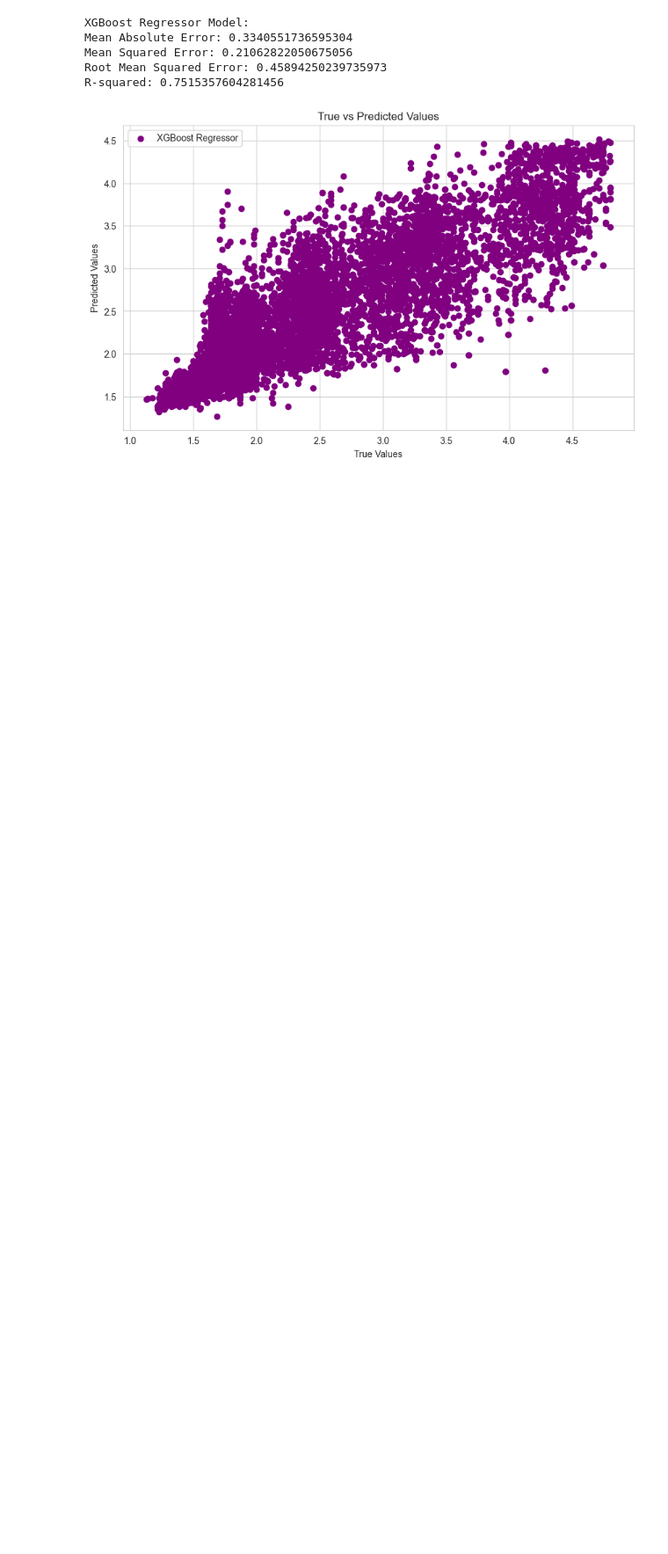
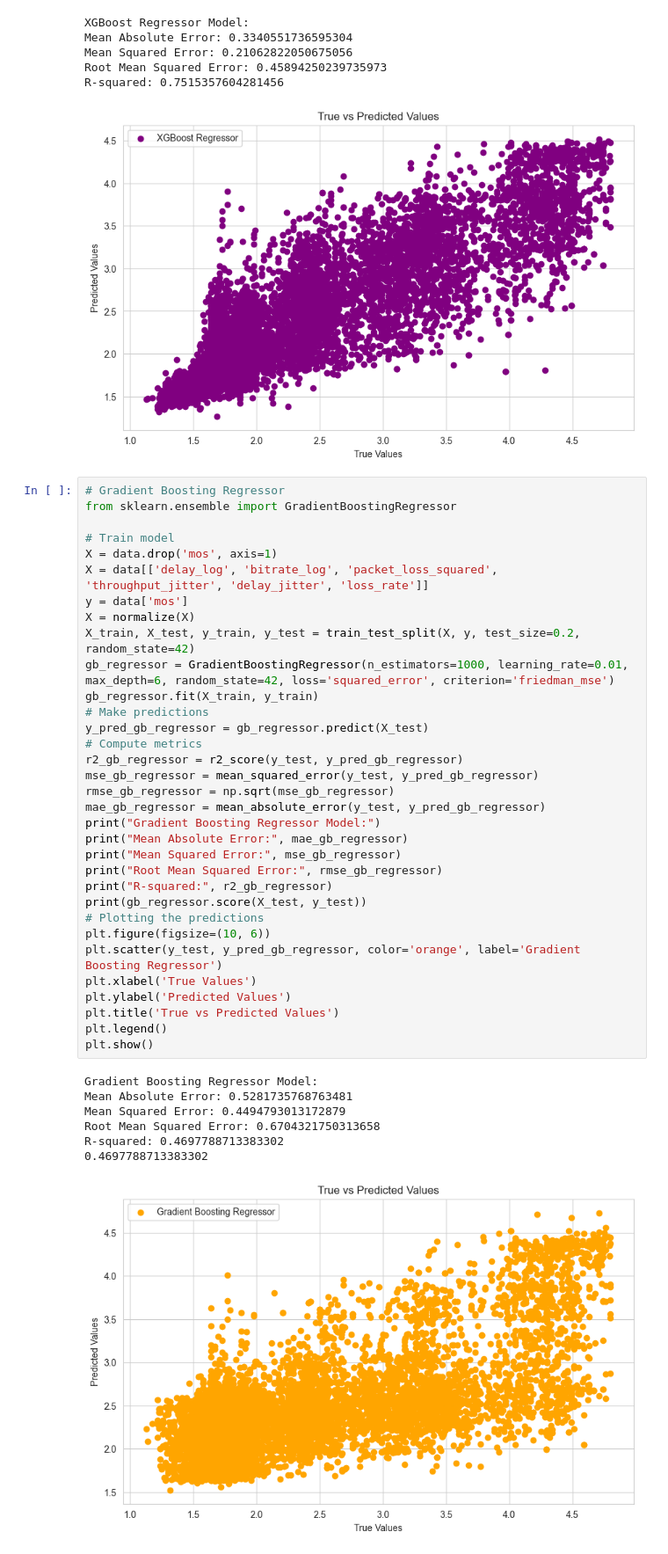
Before and after one commit to zazou-git86/MOS_QOE_Selenium, a Jupyter notebook: MOS_QOE_Selenium.ipynb, the cells around one changed output. Shown at 88% size. Saved outputs shown, nothing was run; the diff lists cells and outputs as text; blank space fills up the shorter version.

Commit message:
GB and HGB models

```diff
--- a/MOS_QOE_Selenium.ipynb
+++ b/MOS_QOE_Selenium.ipynb
@@ -602,3 +602,44 @@ Mean Squared Error: 0.21062822050675056
 Root Mean Squared Error: 0.45894250239735973
 R-squared: 0.7515357604281456
 [figure]
+# %%
+# Gradient Boosting Regressor
+from sklearn.ensemble import GradientBoostingRegressor
+
+# Train model
+X = data.drop('mos', axis=1)
+X = data[['delay_log', 'bitrate_log', 'packet_loss_squared', 'throughput_jitter', 'delay_jitter', 'loss_rate']]
+y = data['mos']
+X = normalize(X)
+X_train, X_test, y_train, y_test = train_test_split(X, y, test_size=0.2, random_state=42)
+gb_regressor = GradientBoostingRegressor(n_estimators=1000, learning_rate=0.01, max_depth=6, random_state=42, loss='squared_error', criterion='friedman_mse')
+gb_regressor.fit(X_train, y_train)
+# Make predictions
+y_pred_gb_regressor = gb_regressor.predict(X_test)
+# Compute metrics
+r2_gb_regressor = r2_score(y_test, y_pred_gb_regressor)
+mse_gb_regressor = mean_squared_error(y_test, y_pred_gb_regressor)
+rmse_gb_regressor = np.sqrt(mse_gb_regressor)
+mae_gb_regressor = mean_absolute_error(y_test, y_pred_gb_regressor)
+print("Gradient Boosting Regressor Model:")
+print("Mean Absolute Error:", mae_gb_regressor)
+print("Mean Squared Error:", mse_gb_regressor)
+print("Root Mean Squared Error:", rmse_gb_regressor)
+print("R-squared:", r2_gb_regressor)
+print(gb_regressor.score(X_test, y_test))
+# Plotting the predictions
+plt.figure(figsize=(10, 6))
+plt.scatter(y_test, y_pred_gb_regressor, color='orange', label='Gradient Boosting Regressor')
+plt.xlabel('True Values')
+plt.ylabel('Predicted Values')
+plt.title('True vs Predicted Values')
+plt.legend()
+plt.show()
+# %% [output]
+Gradient Boosting Regressor Model:
+Mean Absolute Error: 0.5281735768763481
+Mean Squared Error: 0.4494793013172879
+Root Mean Squared Error: 0.6704321750313658
+R-squared: 0.4697788713383302
+0.4697788713383302
+[figure, added]
```
Also changed, not shown: parts of 1 cell of this notebook.
